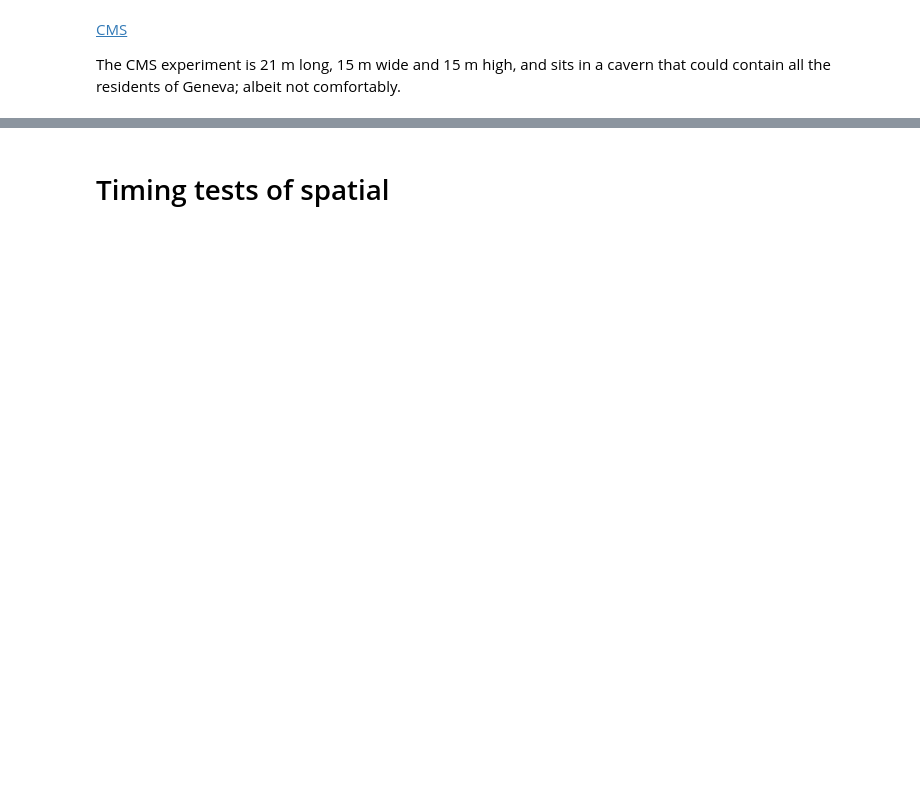
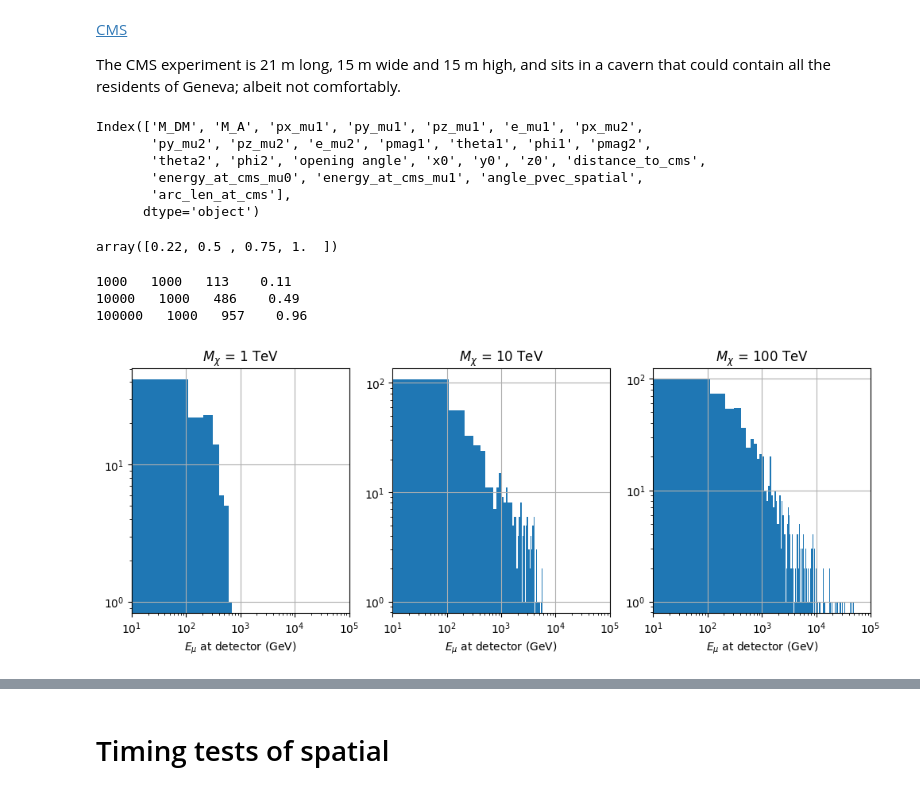
Before and after one commit to mattbellis/earthshine, a Jupyter notebook: background_and_signal_acceptance_studies/generate_signal_events.ipynb, the cells around one changed output, grey strips where cells are left out. Cells and saved outputs as stored; diff of their text form; code cells hidden in the pictures; blank space fills up the shorter version.

```diff
--- a/background_and_signal_acceptance_studies/generate_signal_events.ipynb
+++ b/background_and_signal_acceptance_studies/generate_signal_events.ipynb
@@ -310,12 +847,64 @@ plt.tight_layout()
 [CMS](https://cms.cern/news/detector-overview#:~:text=The%20CMS%20experiment%20is%2021,of%20Geneva%3B%20albeit%20not%20comfortably.&text=The%20detector%20is%20built%20around%20a%20huge%20solenoid%20magnet.)
 
 The CMS experiment is 21 m long, 15 m wide and 15 m high, and sits in a cavern that could contain all the residents of Geneva; albeit not comfortably.
+# %%
+df_decays.columns
+# %% [output]
+Index(['M_DM', 'M_A', 'px_mu1', 'py_mu1', 'pz_mu1', 'e_mu1', 'px_mu2',
+       'py_mu2', 'pz_mu2', 'e_mu2', 'pmag1', 'theta1', 'phi1', 'pmag2',
+       'theta2', 'phi2', 'opening angle', 'x0', 'y0', 'z0', 'distance_to_cms',
+       'energy_at_cms_mu0', 'energy_at_cms_mu1', 'angle_pvec_spatial',
+       'arc_len_at_cms'],
+      dtype='object')
+# %%
+df_decays['M_A'].unique()
+# %% [output]
+array([0.22, 0.5 , 0.75, 1.  ])
 # %%
-mask = df_decays['M_DM'] == 1000
-df_decays[mask]['energy_at_cms_mu1'].hist(bins=100, range=(0,1000))
+plt.figure(figsize=(12,4))
 
-plt.xlim(1)
+for i,DM_mass in enumerate([1000, 10000, 100000]):
 
-plt.yscale('log')
-plt.xscale('log')
+    PLOT_LOG_X = True
+
+    plt.subplot(1,3,i+1)
+
+    nbins = 100
+    if PLOT_LOG_X:
+        nbins = int(DM_mass/100)
+
+    mask = (df_decays['M_DM'] == DM_mass)
+
+    mask = mask & (df_decays['M_A'] == 0.22)
+
+    df_decays[mask]['energy_at_cms_mu1'].hist(bins=nbins, range=(10,DM_mass))
+
+    E_cutoff = 10
+
+    # Number that make it to the detector
+    e = df_decays[mask]['energy_at_cms_mu1']
+    n_muons = len(e)
+    n_arrive = len(e[e>E_cutoff])
+    print(f"{DM_mass}   {n_muons}   {n_arrive}    {n_arrive/n_muons:.2f}")
+
+    plt.yscale('log')
+    if PLOT_LOG_X:
+        plt.xscale('log')
+
+    # Maybe?
+    plt.xlim(10,100000)
+
+    plt.xlabel(r'$E_{\mu}$ at detector (GeV)')
+
+    DM_mass_TeV = int(DM_mass/1000)
+    chi_string = '\chi'
+    plt.title(f'$M_{chi_string}$ = {DM_mass_TeV:d} TeV')
+
+outfilename = f'muon_energy_at_detector_40m_x_40m_x_6km.png'
+plt.savefig(outfilename)
+# %% [output]
+1000   1000   113    0.11
+10000   1000   486    0.49
+100000   1000   957    0.96
+[figure, added]
 # %%
```
Also changed, not shown: parts of 31 cells of this notebook, 1 other file.
